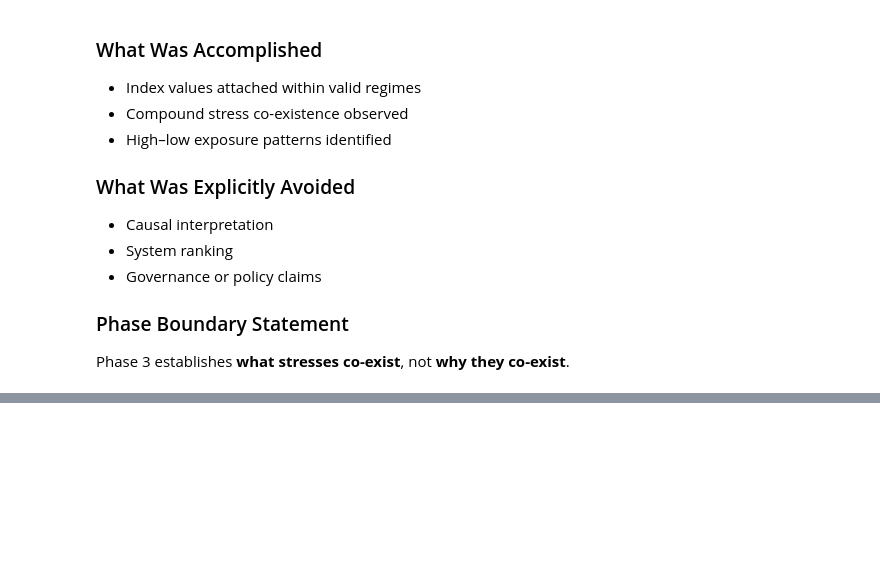
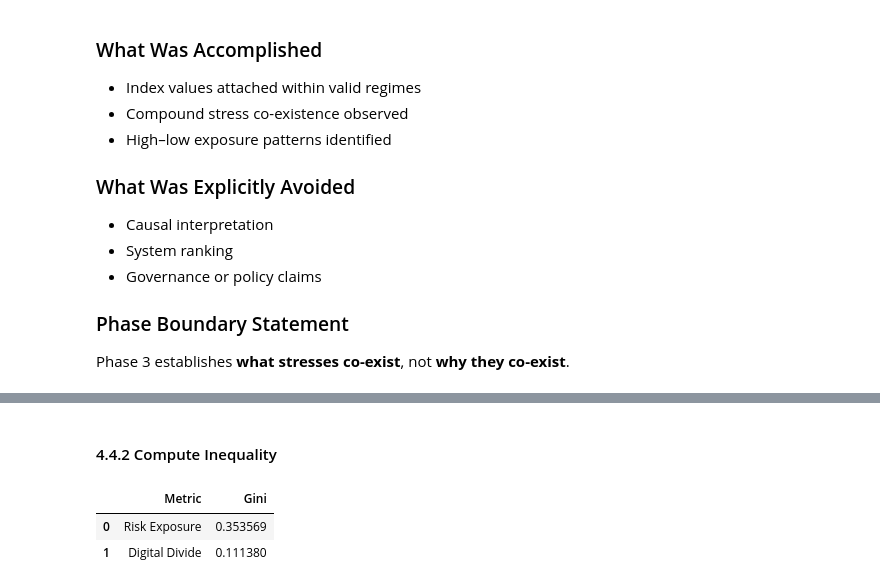
Before and after one commit to Comrade-1729/eda_mlops-portfolio, a Jupyter notebook: notebooks/05_systemic_risk_&_inequality_synthesis.ipynb, the cells around one changed output, grey strips where cells are left out. Cells and saved outputs as stored; diff of their text form; code cells hidden in the pictures; blank space fills up the shorter version.

```diff
--- a/notebooks/05_systemic_risk_&_inequality_synthesis.ipynb
+++ b/notebooks/05_systemic_risk_&_inequality_synthesis.ipynb
@@ -542,0 +668,21 @@ not **why they co-exist**.
+# %%
+def gini(array):
+    array = np.sort(array)
+    n = len(array)
+    cumulative = np.cumsum(array)
+    return (n + 1 - 2 * np.sum(cumulative) / cumulative[-1]) / n
+# %% [markdown]
+#### 4.4.2 Compute Inequality
+# %%
+gini_results = pd.DataFrame({
+    "Metric": ["Risk Exposure", "Digital Divide"],
+    "Gini": [
+        gini(df_rb["risk_exposure_index"].values),
+        gini(df_rb["digital_divide_index"].values)
+    ]
+})
+gini_results
+# %% [output]
+|  | Metric | Gini |
+| 0 | Risk Exposure | 0.353569 |
+| 1 | Digital Divide | 0.111380 |
```
Also changed, not shown: parts of 20 cells of this notebook.
